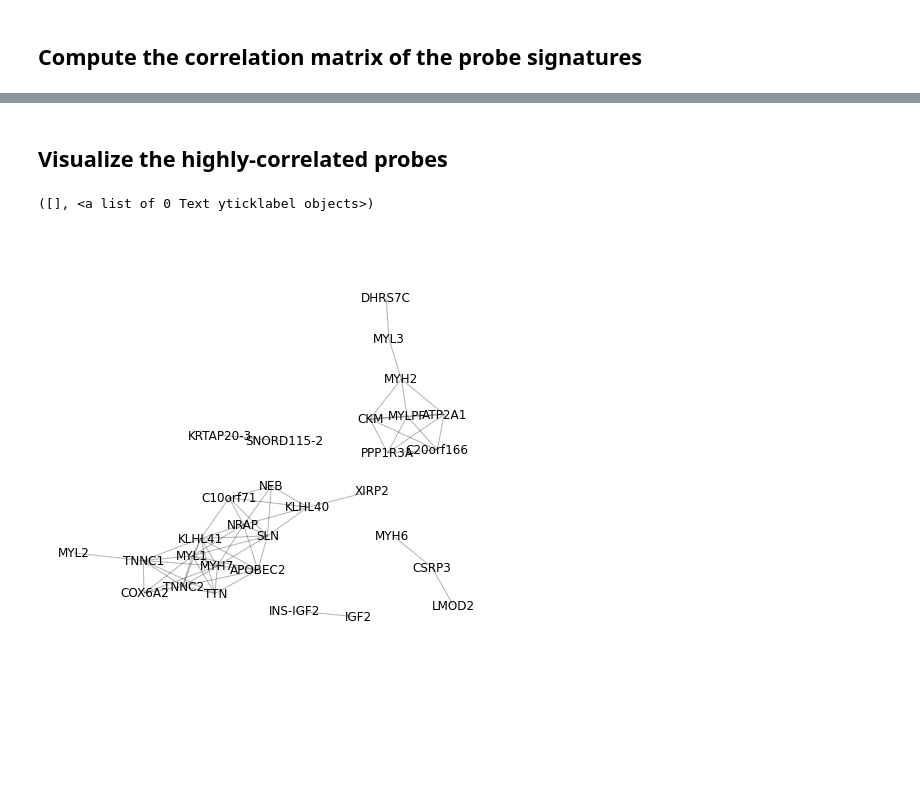
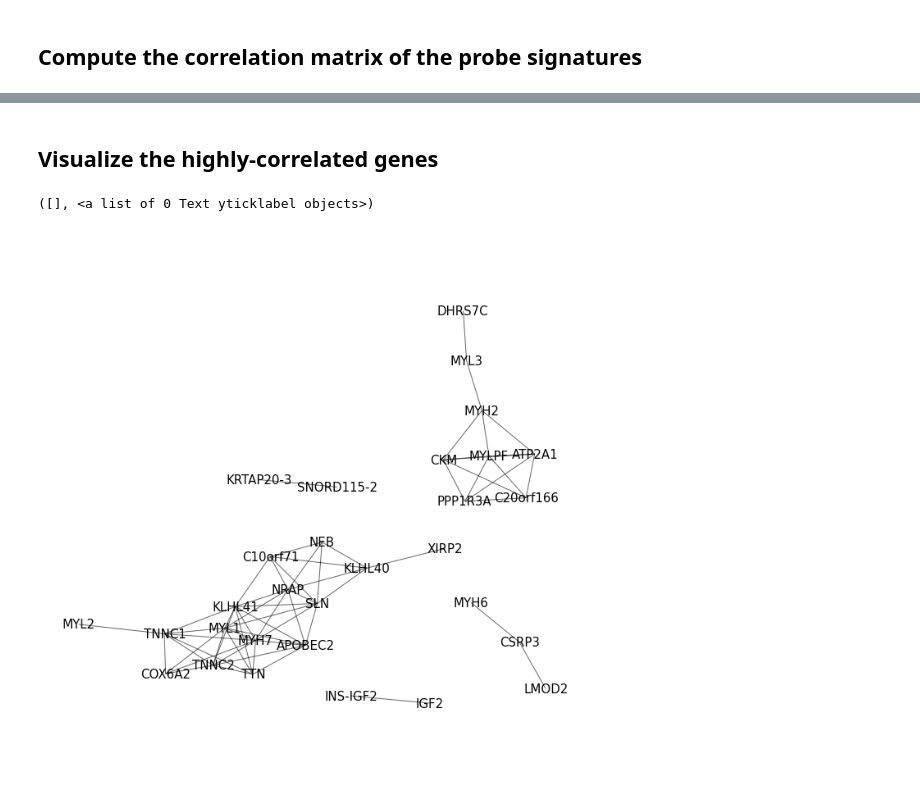
Before and after one commit to ChrisBeaumont/pydata_talk, a Jupyter notebook: Genomics.ipynb, the cells around one changed output, grey strips where cells are left out. Drawn from its saved outputs; the diff is of its cells as text; code cells hidden in the pictures; blank space fills up the shorter version.

```diff
--- a/Genomics.ipynb
+++ b/Genomics.ipynb
@@ -45,28 +45,33 @@ print "%0.1f sec" % (t1 - t0)
 # %% [markdown]
-## Visualize the highly-correlated probes
+## Visualize the highly-correlated genes
 # %%
 tcor = sdb.afl.filter(corr, 'x > 0.9999 and i0 <> i1').eval()
 # %%
 import networkx as nx
 
+# build network
 labels = {}
 g = nx.Graph()
 for i, j, c in tcor.tosparse():
     g.add_edge(i, j, weight=c, label=probes[j])
     labels[j] = probes[j].replace('|', '').replace("'", '')
 
 pos = nx.graphviz_layout(g)
 
-plt.figure(figsize=(8, 8), dpi=600)
 
-nx.draw_networkx_edges(g, pos, alpha=.3)
-nx.draw_networkx_labels(g, pos, labels)
+#plot graph
+plt.figure(figsize=(12, 12), dpi=600)
 
+nx.draw_networkx_edges(g, pos, alpha=.6)
+nx.draw_networkx_labels(g, pos, labels, font_size=15)
+
+
+#hide chartjunk
 for spine in plt.gca().spines.values():
     spine.set_visible(False)
 
 plt.xticks([])
 plt.yticks([])
 # %% [output]
 ([], <a list of 0 Text yticklabel objects>)
-[figure, old version]
+[figure, new version]
```
Also changed, not shown: parts of 1 cell of this notebook, 3 other files.
